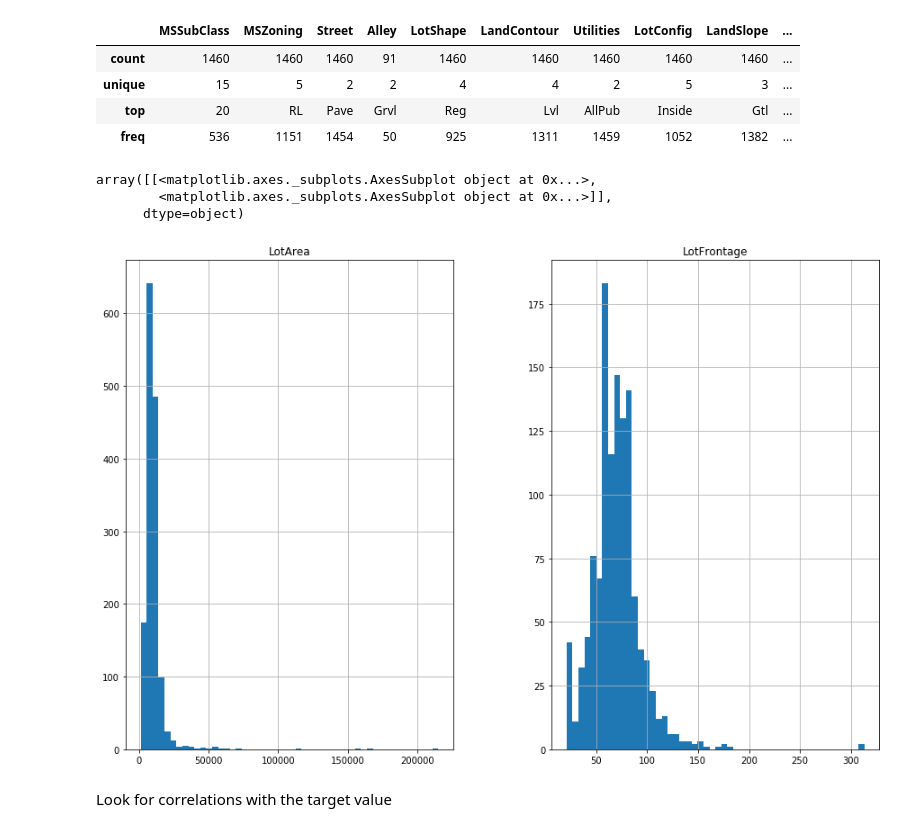
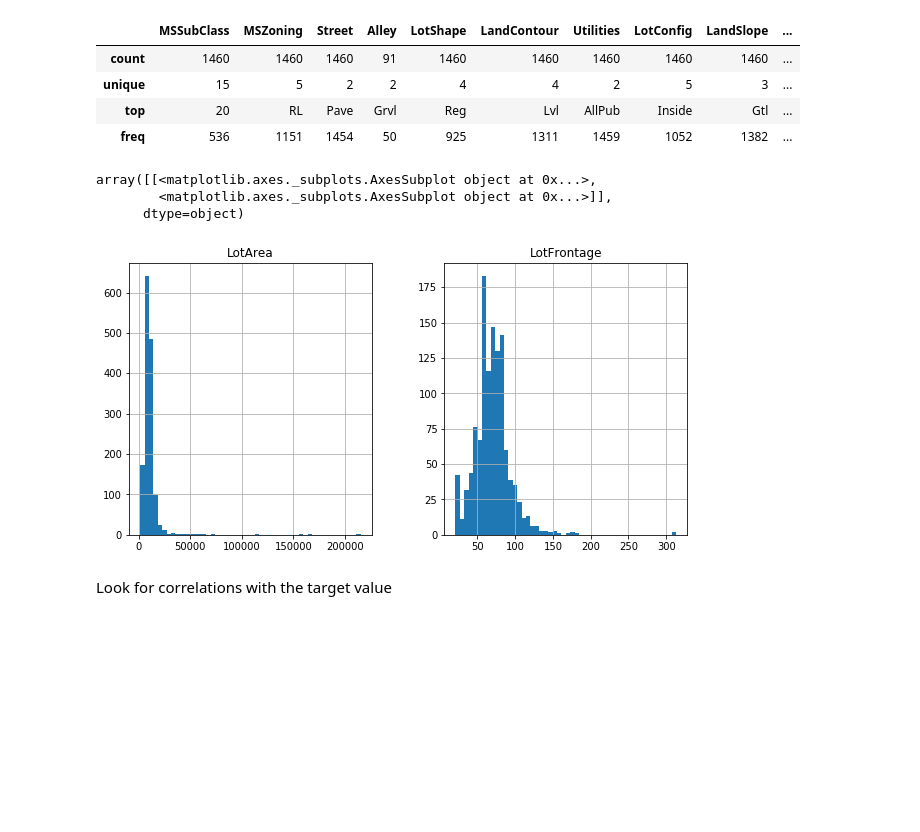
Before and after one commit to stuarthallows/machine-learning, a Jupyter notebook: kaggle/house_prices.ipynb, the cells around one changed output. Saved outputs shown, nothing was run; the diff lists cells and outputs as text; code cells hidden in the pictures; blank space fills up the shorter version.

```diff
--- a/kaggle/house_prices.ipynb
+++ b/kaggle/house_prices.ipynb
@@ -102,12 +102,12 @@ X_train.describe(include=['O'])
 | top | 20 | RL | Pave | Grvl | Reg | Lvl | AllPub | Inside | Gtl | ... |
 | freq | 536 | 1151 | 1454 | 50 | 925 | 1311 | 1459 | 1052 | 1382 | ... |
 # %%
-X_train[["LotArea", "MSSubClass", "LotFrontage"]].hist(bins=50, figsize=(15,10))
+X_train[["LotArea", "LotFrontage"]].hist(bins=50, figsize=(10,5))
 # %% [output]
 array([[<matplotlib.axes._subplots.AxesSubplot object at 0x...>,
         <matplotlib.axes._subplots.AxesSubplot object at 0x...>]],
       dtype=object)
-[figure, old version]
+[figure, new version]
 # %% [markdown]
 Look for correlations with the target value
 # %%
```
Also changed, not shown: parts of 30 cells of this notebook, 2 other files.
